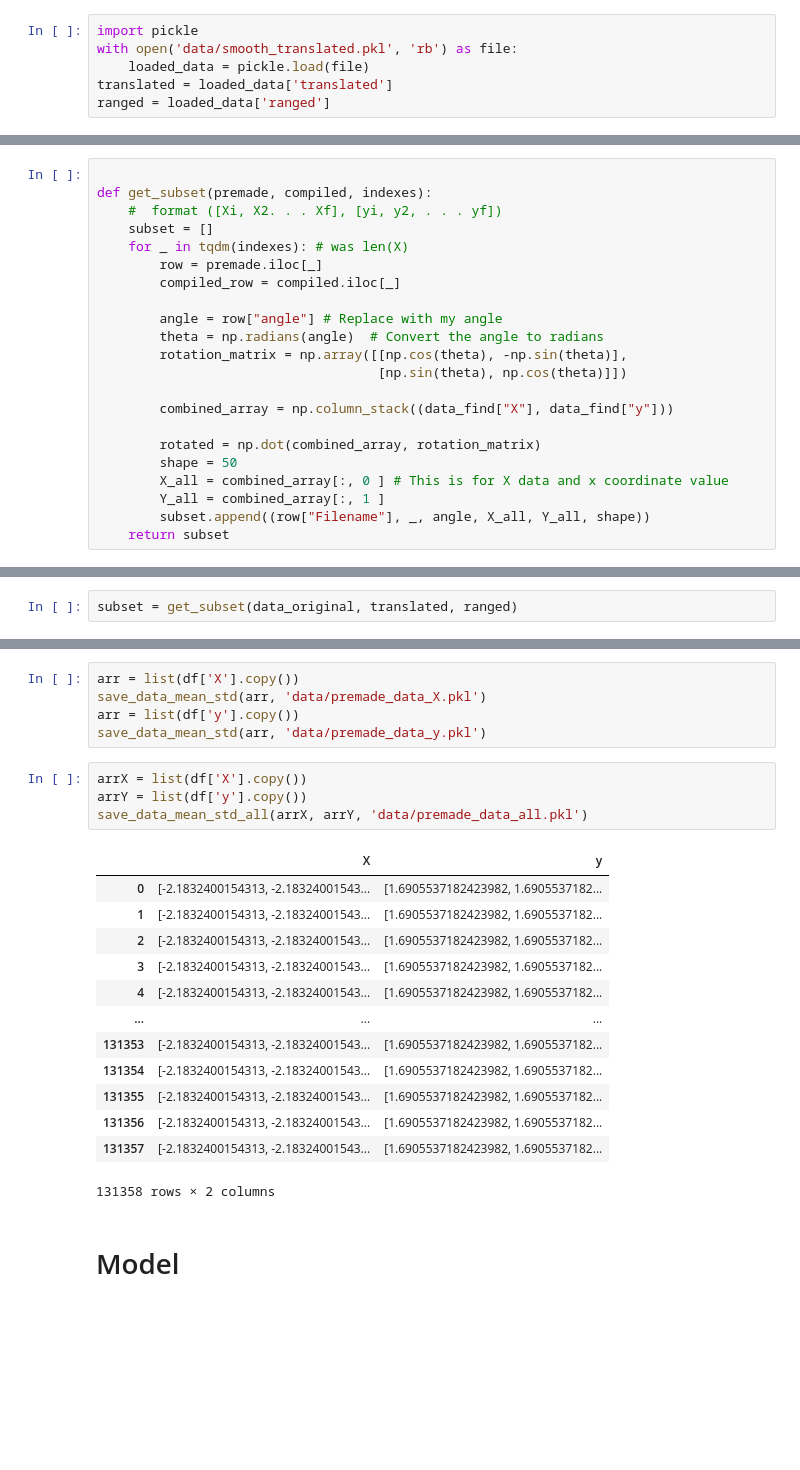
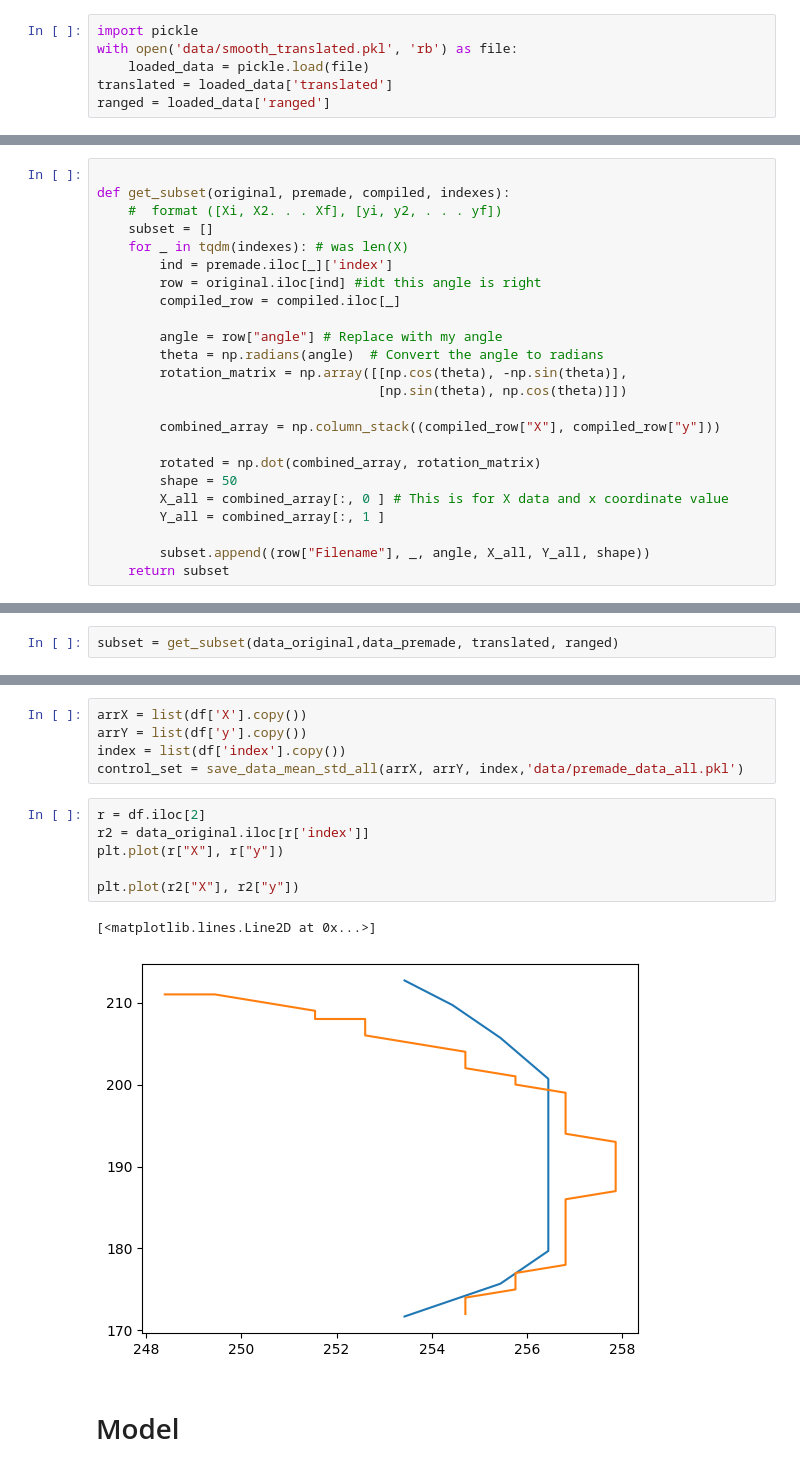
Before and after one commit to Leahie/SYSlab, a Jupyter notebook: smooth.ipynb, the cells around one changed output, grey strips where cells are left out. Saved outputs shown, nothing was run; the diff lists cells and outputs as text; blank space fills up the shorter version.

```diff
--- a/smooth.ipynb
+++ b/smooth.ipynb
@@ -212,10 +267,11 @@ ranged = loaded_data['ranged']
 # %%
 
-def get_subset(premade, compiled, indexes):
+def get_subset(original, premade, compiled, indexes):
     #  format ([Xi, X2. . . Xf], [yi, y2, . . . yf])
     subset = []
     for _ in tqdm(indexes): # was len(X)
-        row = premade.iloc[_]
+        ind = premade.iloc[_]['index']
+        row = original.iloc[ind] #idt this angle is right
         compiled_row = compiled.iloc[_]
 
         angle = row["angle"] # Replace with my angle
@@ -223,11 +279,12 @@ def get_subset(premade, compiled, indexes):
         rotation_matrix = np.array([[np.cos(theta), -np.sin(theta)],
                                     [np.sin(theta), np.cos(theta)]])
 
-        combined_array = np.column_stack((data_find["X"], data_find["y"]))
+        combined_array = np.column_stack((compiled_row["X"], compiled_row["y"]))
 
         rotated = np.dot(combined_array, rotation_matrix)
         shape = 50
         X_all = combined_array[:, 0 ] # This is for X data and x coordinate value
         Y_all = combined_array[:, 1 ]
+
         subset.append((row["Filename"], _, angle, X_all, Y_all, shape))
     return subset
@@ -234,4 +307,4 @@ def get_subset(premade, compiled, indexes):
 # %%
-subset = get_subset(data_original, translated, ranged)
+subset = get_subset(data_original,data_premade, translated, ranged)
 # %%
 df = pd.DataFrame(subset, columns=['Filename', 'index', 'angle', 'X', 'y', 'length'])
@@ -275,28 +332,19 @@ def save_data_mean_std_all(arrX, arrY, filename):
     data.to_pickle(filename)
     return data
 # %%
-arr = list(df['X'].copy())
-save_data_mean_std(arr, 'data/premade_data_X.pkl')
-arr = list(df['y'].copy())
-save_data_mean_std(arr, 'data/premade_data_y.pkl')
+arrX = list(df['X'].copy())
+arrY = list(df['y'].copy())
+index = list(df['index'].copy())
+control_set = save_data_mean_std_all(arrX, arrY, index,'data/premade_data_all.pkl')
-# %%
-arrX = list(df['X'].copy())
-arrY = list(df['y'].copy())
-save_data_mean_std_all(arrX, arrY, 'data/premade_data_all.pkl')
-# %% [output]
-|  | X | y |
-| 0 | [-2.1832400154313, -2.18324001543... | [1.6905537182423982, 1.6905537182... |
-| 1 | [-2.1832400154313, -2.18324001543... | [1.6905537182423982, 1.6905537182... |
-| 2 | [-2.1832400154313, -2.18324001543... | [1.6905537182423982, 1.6905537182... |
-| 3 | [-2.1832400154313, -2.18324001543... | [1.6905537182423982, 1.6905537182... |
-| 4 | [-2.1832400154313, -2.18324001543... | [1.6905537182423982, 1.6905537182... |
-| ... | ... | ... |
-| 131353 | [-2.1832400154313, -2.18324001543... | [1.6905537182423982, 1.6905537182... |
-| 131354 | [-2.1832400154313, -2.18324001543... | [1.6905537182423982, 1.6905537182... |
-| 131355 | [-2.1832400154313, -2.18324001543... | [1.6905537182423982, 1.6905537182... |
-| 131356 | [-2.1832400154313, -2.18324001543... | [1.6905537182423982, 1.6905537182... |
-| 131357 | [-2.1832400154313, -2.18324001543... | [1.6905537182423982, 1.6905537182... |
-131358 rows × 2 columns
+# %%
+r = df.iloc[2]
+r2 = data_original.iloc[r['index']]
+plt.plot(r["X"], r["y"])
+
+plt.plot(r2["X"], r2["y"])
+# %% [output]
+[<matplotlib.lines.Line2D at 0x...>]
+[figure, added]
 # %% [markdown]
 # Model
 # %%
```
Also changed, not shown: parts of 31 cells of this notebook, 4 other files.
